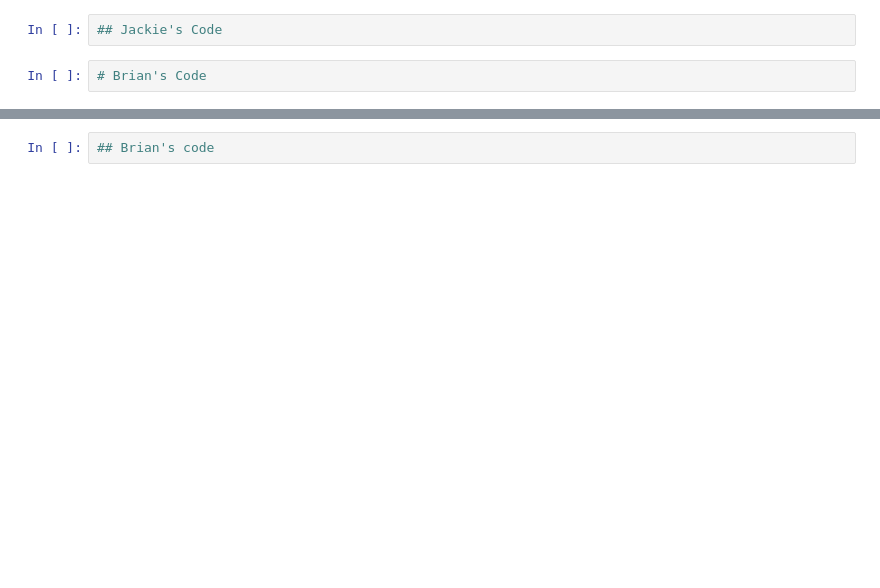
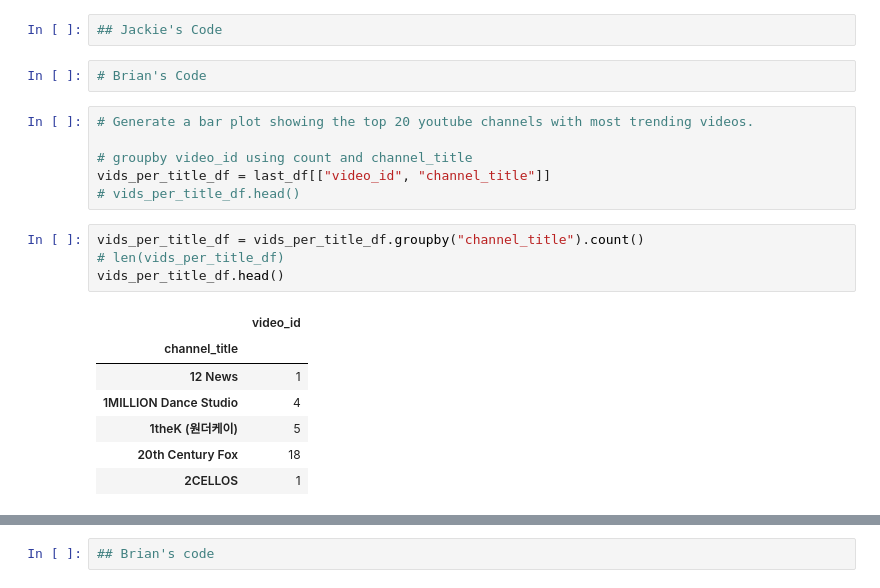
Before and after one commit to JacquelineMeyer1000/Project1_Group3, a Jupyter notebook: Group3_YouTube.ipynb, the cells around one changed output, grey strips where cells are left out. Cells and saved outputs as stored; diff of their text form; blank space fills up the shorter version.

```diff
--- a/Group3_YouTube.ipynb
+++ b/Group3_YouTube.ipynb
@@ -216,4 +252,22 @@ videos_corr.unstack().sort_values()
 ## Jackie's Code
 # %%
 # Brian's Code
+# %%
+# Generate a bar plot showing the top 20 youtube channels with most trending videos.
+
+# groupby video_id using count and channel_title
+vids_per_title_df = last_df[["video_id", "channel_title"]]
+# vids_per_title_df.head()
+# %%
+vids_per_title_df = vids_per_title_df.groupby("channel_title").count()
+# len(vids_per_title_df)
+vids_per_title_df.head()
+# %% [output]
+|  | video_id |
+| channel_title |  |
+| 12 News | 1 |
+| 1MILLION Dance Studio | 4 |
+| 1theK (원더케이) | 5 |
+| 20th Century Fox | 18 |
+| 2CELLOS | 1 |
 # %%
```
Also changed, not shown: parts of 6 cells of this notebook.
